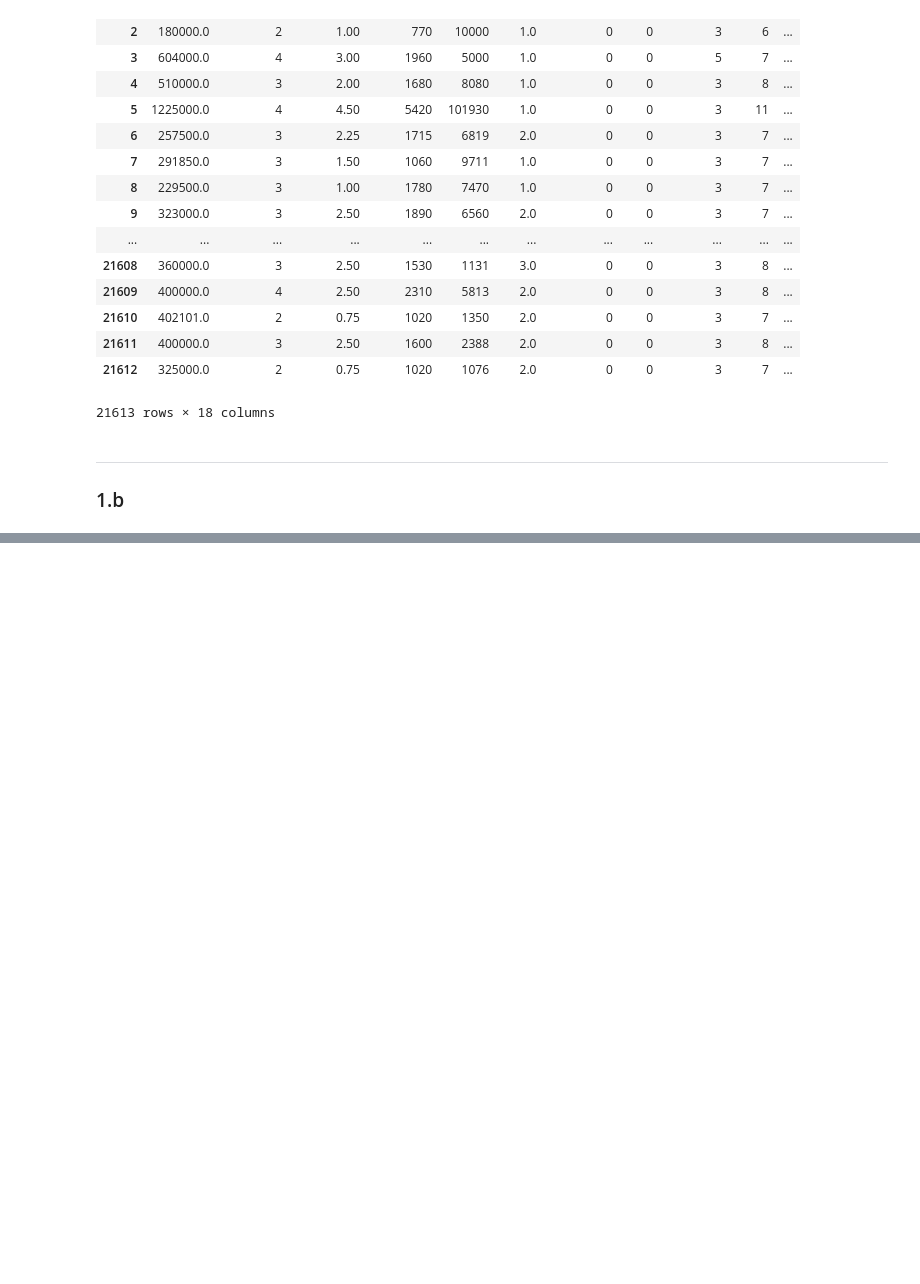
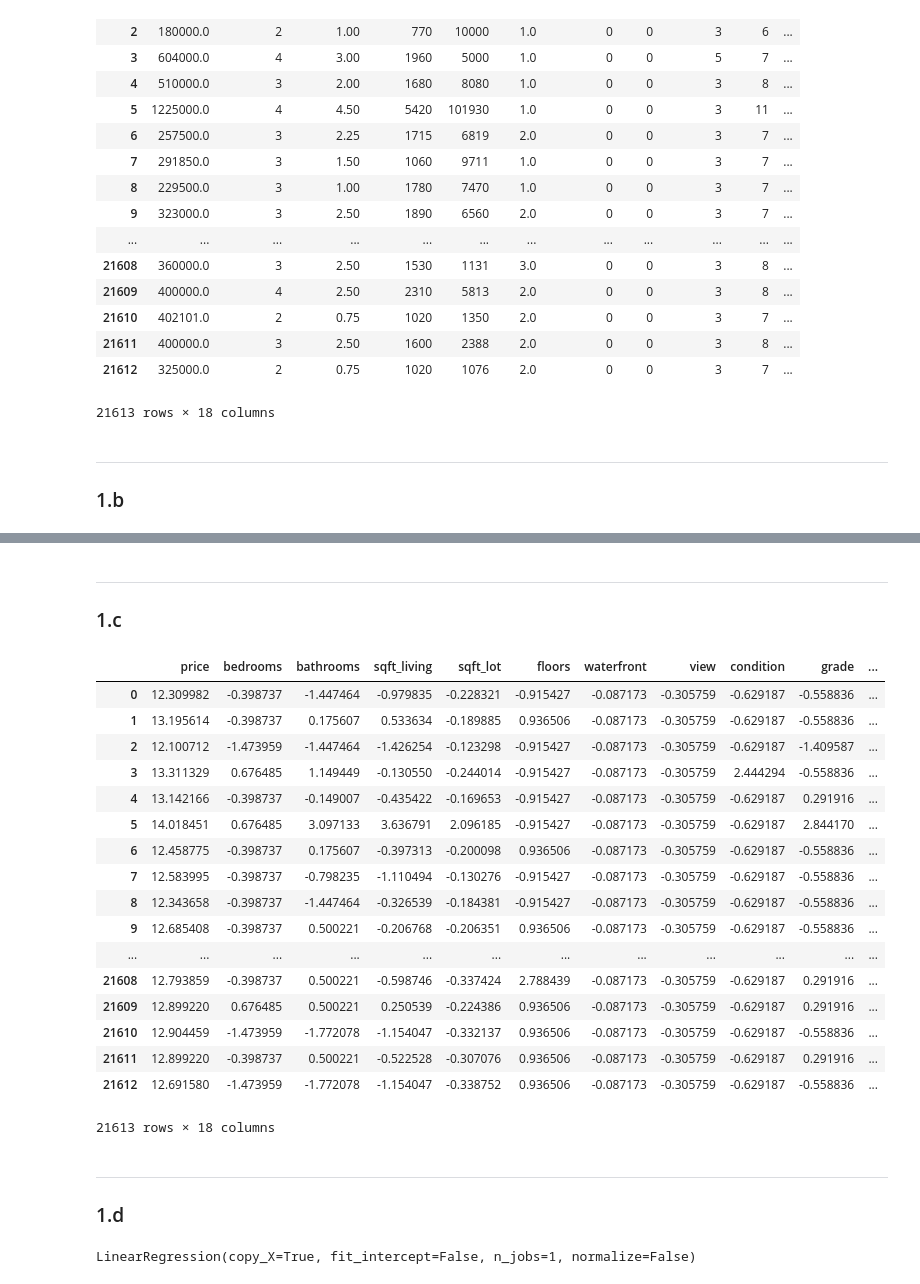
Before and after one commit to vlizanae/INF393, a Jupyter notebook: tarea-1/tarea-1.ipynb, the cells around one changed output, grey strips where cells are left out. Cells and saved outputs as stored; diff of their text form; code cells hidden in the pictures; blank space fills up the shorter version.

```diff
--- a/tarea-1/tarea-1.ipynb
+++ b/tarea-1/tarea-1.ipynb
@@ -17,8 +20,7 @@ Vicente Lizana - 201310004-K
 # %%
-import pandas as pd
-import numpy as np
 df = pd.read_csv("kc_house_data.csv", sep=',', header=0)
-df.drop(["id", "date", "zipcode"], axis=1)
+df = df.drop(["id", "date", "zipcode"], axis=1)
+df
 # %% [output]
 |  | price | bedrooms | bathrooms | sqft_living | sqft_lot | floors | waterfront | view | condition | grade | ... |
 | 0 | 221900.0 | 3 | 1.00 | 1180 | 5650 | 1.0 | 0 | 0 | 3 | 7 | ... |
@@ -74,0 +82,3 @@ memory usage: 3.5+ MB
+# %% [markdown]
+---
+### 1.c
@@ -74,0 +87,27 @@ memory usage: 3.5+ MB
+# %%
+scaler = StandardScaler()
+df_scaled = pd.DataFrame(scaler.fit_transform(df), columns=df.columns)
+df_scaled["price"] = np.log(df["price"])
+df_scaled
+# %% [output]
+|  | price | bedrooms | bathrooms | sqft_living | sqft_lot | floors | waterfront | view | condition | grade | ... |
+| 0 | 12.309982 | -0.398737 | -1.447464 | -0.979835 | -0.228321 | -0.915427 | -0.087173 | -0.305759 | -0.629187 | -0.558836 | ... |
+| 1 | 13.195614 | -0.398737 | 0.175607 | 0.533634 | -0.189885 | 0.936506 | -0.087173 | -0.305759 | -0.629187 | -0.558836 | ... |
+| 2 | 12.100712 | -1.473959 | -1.447464 | -1.426254 | -0.123298 | -0.915427 | -0.087173 | -0.305759 | -0.629187 | -1.409587 | ... |
+| 3 | 13.311329 | 0.676485 | 1.149449 | -0.130550 | -0.244014 | -0.915427 | -0.087173 | -0.305759 | 2.444294 | -0.558836 | ... |
+| 4 | 13.142166 | -0.398737 | -0.149007 | -0.435422 | -0.169653 | -0.915427 | -0.087173 | -0.305759 | -0.629187 | 0.291916 | ... |
+| 5 | 14.018451 | 0.676485 | 3.097133 | 3.636791 | 2.096185 | -0.915427 | -0.087173 | -0.305759 | -0.629187 | 2.844170 | ... |
+| 6 | 12.458775 | -0.398737 | 0.175607 | -0.397313 | -0.200098 | 0.936506 | -0.087173 | -0.305759 | -0.629187 | -0.558836 | ... |
+| 7 | 12.583995 | -0.398737 | -0.798235 | -1.110494 | -0.130276 | -0.915427 | -0.087173 | -0.305759 | -0.629187 | -0.558836 | ... |
+| 8 | 12.343658 | -0.398737 | -1.447464 | -0.326539 | -0.184381 | -0.915427 | -0.087173 | -0.305759 | -0.629187 | -0.558836 | ... |
+| 9 | 12.685408 | -0.398737 | 0.500221 | -0.206768 | -0.206351 | 0.936506 | -0.087173 | -0.305759 | -0.629187 | -0.558836 | ... |
+| ... | ... | ... | ... | ... | ... | ... | ... | ... | ... | ... | ... |
+| 21608 | 12.793859 | -0.398737 | 0.500221 | -0.598746 | -0.337424 | 2.788439 | -0.087173 | -0.305759 | -0.629187 | 0.291916 | ... |
+| 21609 | 12.899220 | 0.676485 | 0.500221 | 0.250539 | -0.224386 | 0.936506 | -0.087173 | -0.305759 | -0.629187 | 0.291916 | ... |
+| 21610 | 12.904459 | -1.473959 | -1.772078 | -1.154047 | -0.332137 | 0.936506 | -0.087173 | -0.305759 | -0.629187 | -0.558836 | ... |
+| 21611 | 12.899220 | -0.398737 | 0.500221 | -0.522528 | -0.307076 | 0.936506 | -0.087173 | -0.305759 | -0.629187 | 0.291916 | ... |
+| 21612 | 12.691580 | -1.473959 | -1.772078 | -1.154047 | -0.338752 | 0.936506 | -0.087173 | -0.305759 | -0.629187 | -0.558836 | ... |
+21613 rows × 18 columns
+# %% [markdown]
+---
+### 1.d
@@ -74,0 +116,17 @@ memory usage: 3.5+ MB
+# %%
+X = df_scaled.iloc[:, 1:]
+N = X.shape[0]
+X.insert(X.shape[1], "intercept", np.ones(N))
+y = df_scaled["price"]
+mask = np.zeros(len(X))
+limit = int(len(X) * 0.7)
+mask[:limit] = 1
+istrain = mask == 1
+Xtrain = X[istrain]
+ytrain = y[istrain]
+Xtest = X[np.logical_not(istrain)]
+ytest = y[np.logical_not(istrain)]
+linreg = lm.LinearRegression(fit_intercept=False)
+linreg.fit(Xtrain, ytrain)
+# %% [output]
+LinearRegression(copy_X=True, fit_intercept=False, n_jobs=1, normalize=False)
```
Also changed, not shown: parts of 7 cells of this notebook.
